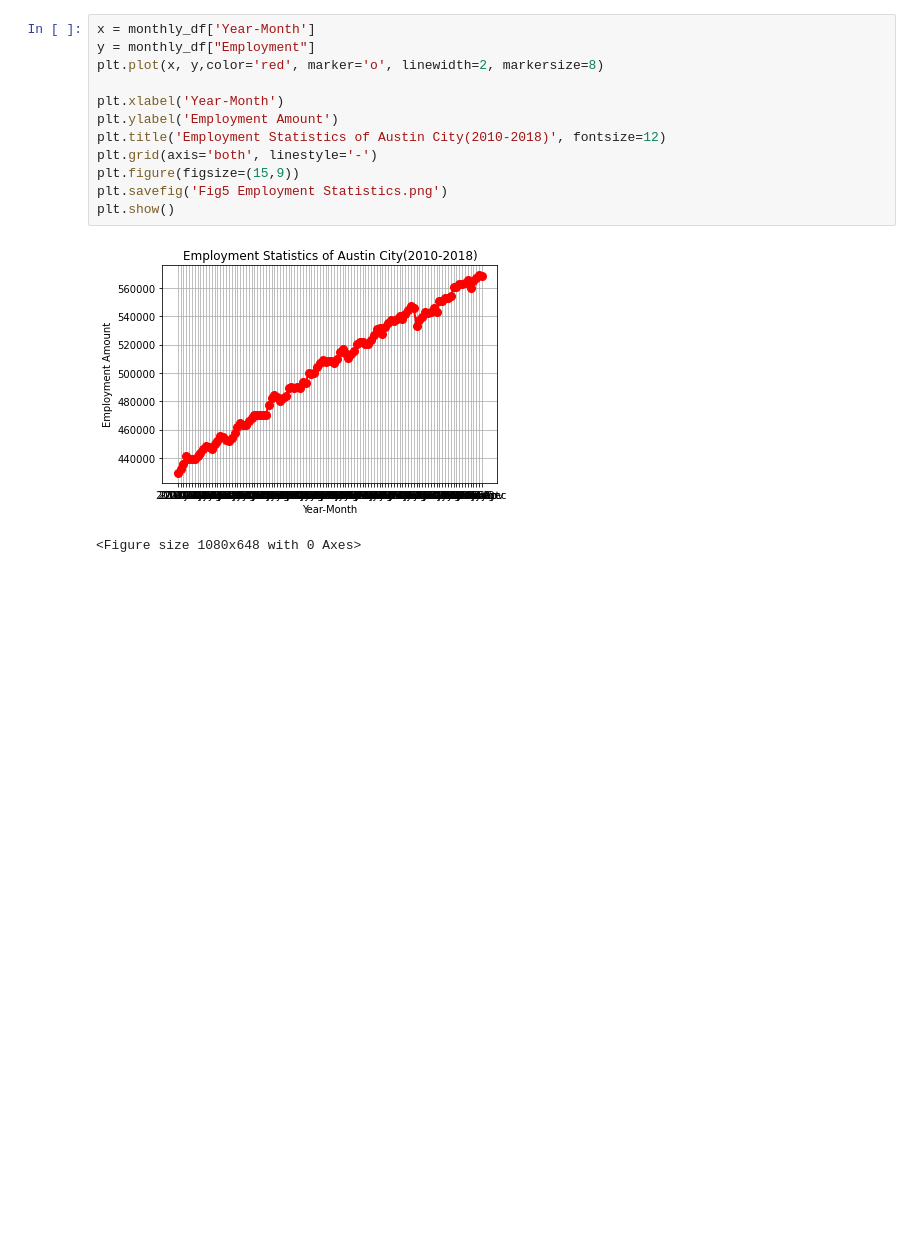
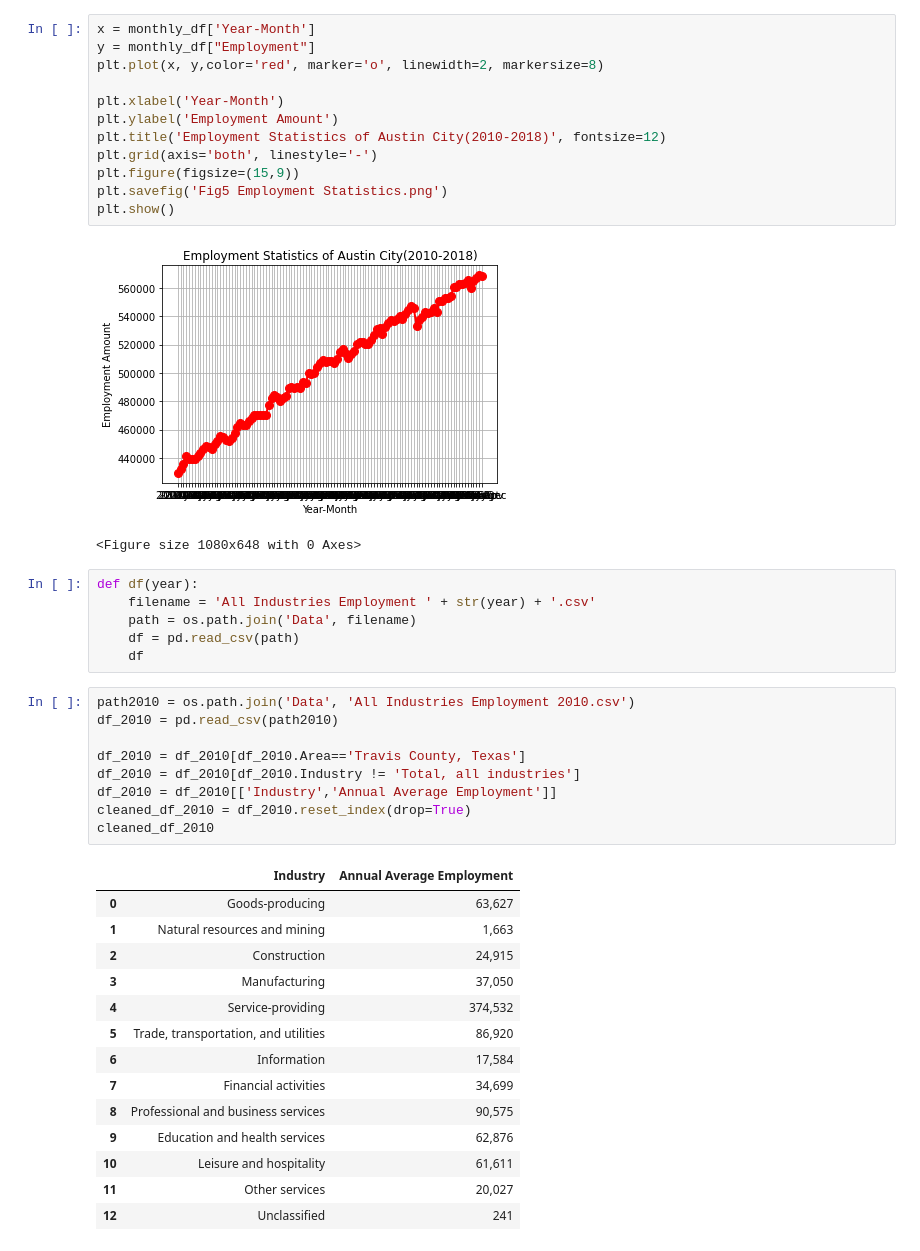
Before and after one commit to ybacoder/project-1, a Jupyter notebook: project_1.ipynb, the cells around one changed output. Drawn from its saved outputs; the diff is of its cells as text; blank space fills up the shorter version.

```diff
--- a/project_1.ipynb
+++ b/project_1.ipynb
@@ -326,3 +332,33 @@ plt.show()
 # %% [output]
 [figure]
 <Figure size 1080x648 with 0 Axes>
+# %%
+def df(year):
+    filename = 'All Industries Employment ' + str(year) + '.csv'
+    path = os.path.join('Data', filename)
+    df = pd.read_csv(path)
+    df
+# %%
+path2010 = os.path.join('Data', 'All Industries Employment 2010.csv')
+df_2010 = pd.read_csv(path2010)
+
+df_2010 = df_2010[df_2010.Area=='Travis County, Texas']
+df_2010 = df_2010[df_2010.Industry != 'Total, all industries']
+df_2010 = df_2010[['Industry','Annual Average Employment']]
+cleaned_df_2010 = df_2010.reset_index(drop=True)
+cleaned_df_2010
+# %% [output]
+|  | Industry | Annual Average Employment |
+| 0 | Goods-producing | 63,627 |
+| 1 | Natural resources and mining | 1,663 |
+| 2 | Construction | 24,915 |
+| 3 | Manufacturing | 37,050 |
+| 4 | Service-providing | 374,532 |
+| 5 | Trade, transportation, and utilities | 86,920 |
+| 6 | Information | 17,584 |
+| 7 | Financial activities | 34,699 |
+| 8 | Professional and business services | 90,575 |
+| 9 | Education and health services | 62,876 |
+| 10 | Leisure and hospitality | 61,611 |
+| 11 | Other services | 20,027 |
+| 12 | Unclassified | 241 |
```
Also changed, not shown: parts of 4 cells of this notebook.
